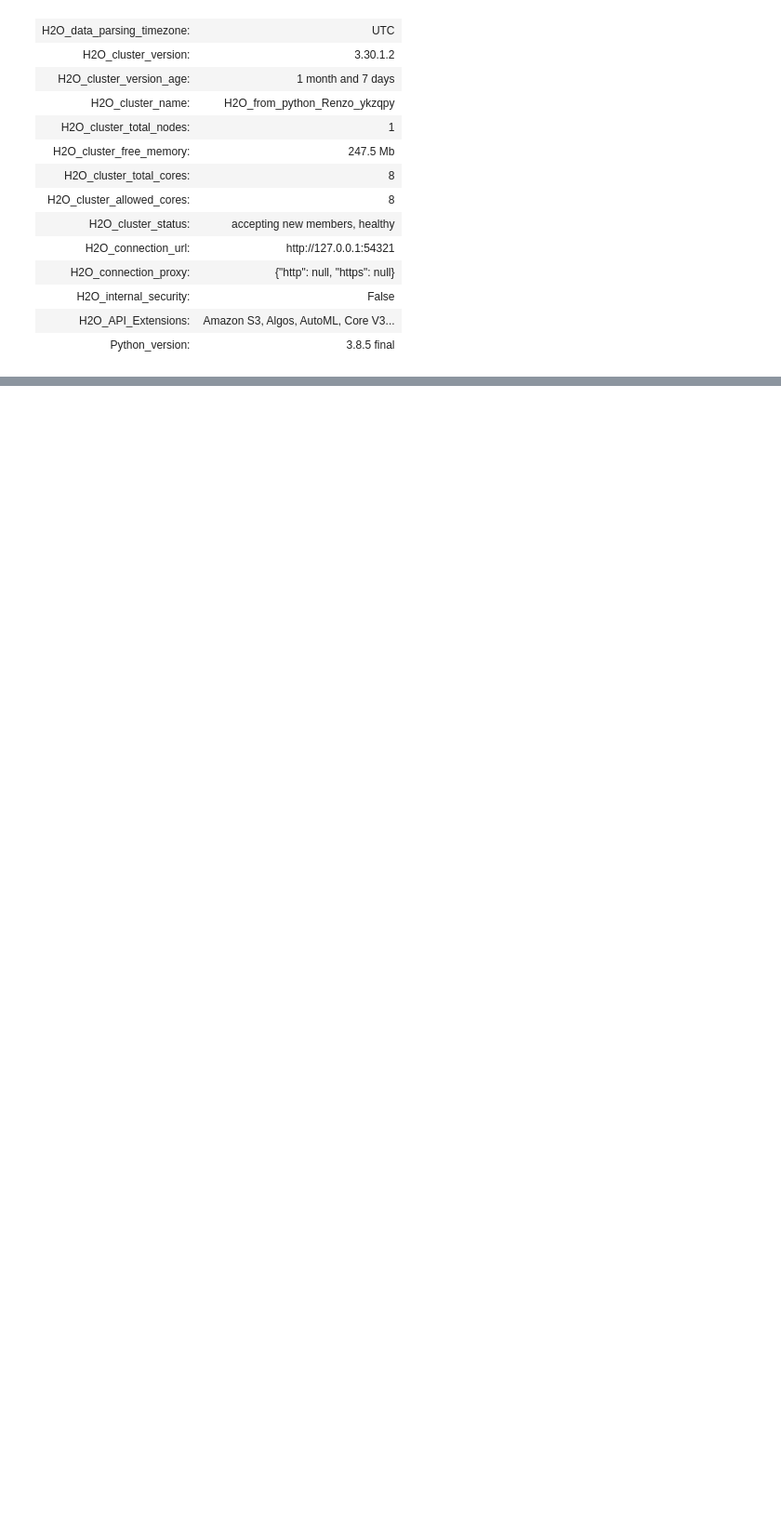
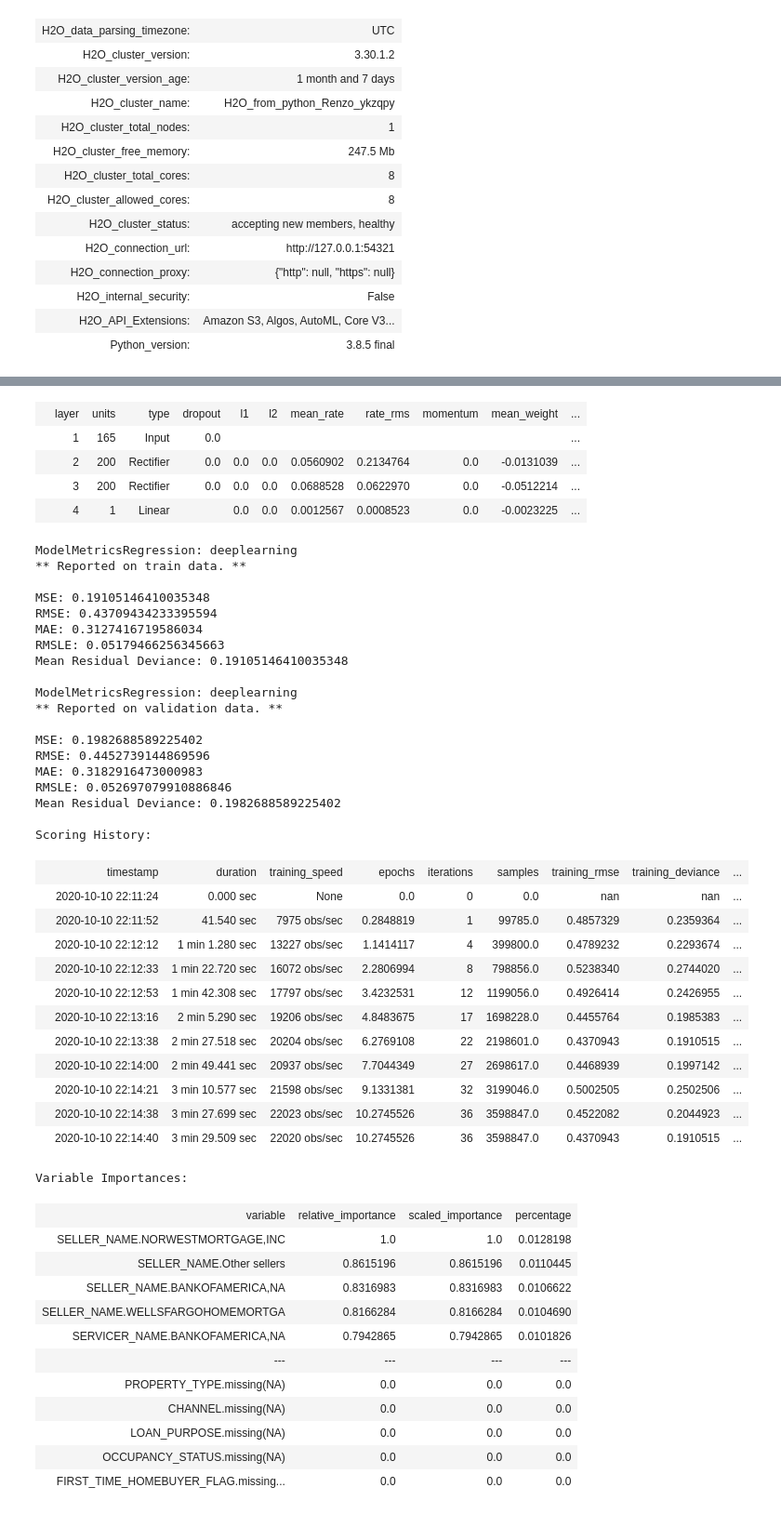
Before and after one commit to renzocsilva/H2O_journey, a Jupyter notebook: Regression_InterestRates.ipynb, the cells around one changed output, grey strips where cells are left out. Shown at 93% size. Drawn from its saved outputs; the diff is of its cells as text; code cells hidden in the pictures; blank space fills up the shorter version.

```diff
--- a/Regression_InterestRates.ipynb
+++ b/Regression_InterestRates.ipynb
@@ -49,0 +98,10 @@ SyntaxError: invalid syntax (&lt;ipython-input-2-b8193dcab7f3&gt;, line 2)
+# %%
+# Build a Deep learning Model
+dl = H2ODL(seed = 42, model_id = 'DL',
+                              nfolds = 0,
+                              keep_cross_validation_predictions = False)
+
+%time dl.train(x = x, y = y, training_frame = train, validation_frame = valid)
+
+dl
+# %% [output]
@@ -49,0 +117,49 @@ SyntaxError: invalid syntax (&lt;ipython-input-2-b8193dcab7f3&gt;, line 2)
+|  | layer | units | type | dropout | l1 | l2 | mean_rate | rate_rms | momentum | mean_weight | ... |
+|  | 1 | 165 | Input | 0.0 |  |  |  |  |  |  | ... |
+|  | 2 | 200 | Rectifier | 0.0 | 0.0 | 0.0 | 0.0560902 | 0.2134764 | 0.0 | -0.0131039 | ... |
+|  | 3 | 200 | Rectifier | 0.0 | 0.0 | 0.0 | 0.0688528 | 0.0622970 | 0.0 | -0.0512214 | ... |
+|  | 4 | 1 | Linear |  | 0.0 | 0.0 | 0.0012567 | 0.0008523 | 0.0 | -0.0023225 | ... |
+ModelMetricsRegression: deeplearning
+** Reported on train data. **
+
+MSE: 0.19105146410035348
+RMSE: 0.43709434233395594
+MAE: 0.3127416719586034
+RMSLE: 0.05179466256345663
+Mean Residual Deviance: 0.19105146410035348
+
+ModelMetricsRegression: deeplearning
+** Reported on validation data. **
+
+MSE: 0.1982688589225402
+RMSE: 0.4452739144869596
+MAE: 0.3182916473000983
+RMSLE: 0.052697079910886846
+Mean Residual Deviance: 0.1982688589225402
+
+Scoring History:
+|  | timestamp | duration | training_speed | epochs | iterations | samples | training_rmse | training_deviance | ... |
+|  | 2020-10-10 22:11:24 | 0.000 sec | None | 0.0 | 0 | 0.0 | nan | nan | ... |
+|  | 2020-10-10 22:11:52 | 41.540 sec | 7975 obs/sec | 0.2848819 | 1 | 99785.0 | 0.4857329 | 0.2359364 | ... |
+|  | 2020-10-10 22:12:12 | 1 min 1.280 sec | 13227 obs/sec | 1.1414117 | 4 | 399800.0 | 0.4789232 | 0.2293674 | ... |
+|  | 2020-10-10 22:12:33 | 1 min 22.720 sec | 16072 obs/sec | 2.2806994 | 8 | 798856.0 | 0.5238340 | 0.2744020 | ... |
+|  | 2020-10-10 22:12:53 | 1 min 42.308 sec | 17797 obs/sec | 3.4232531 | 12 | 1199056.0 | 0.4926414 | 0.2426955 | ... |
+|  | 2020-10-10 22:13:16 | 2 min 5.290 sec | 19206 obs/sec | 4.8483675 | 17 | 1698228.0 | 0.4455764 | 0.1985383 | ... |
+|  | 2020-10-10 22:13:38 | 2 min 27.518 sec | 20204 obs/sec | 6.2769108 | 22 | 2198601.0 | 0.4370943 | 0.1910515 | ... |
+|  | 2020-10-10 22:14:00 | 2 min 49.441 sec | 20937 obs/sec | 7.7044349 | 27 | 2698617.0 | 0.4468939 | 0.1997142 | ... |
+|  | 2020-10-10 22:14:21 | 3 min 10.577 sec | 21598 obs/sec | 9.1331381 | 32 | 3199046.0 | 0.5002505 | 0.2502506 | ... |
+|  | 2020-10-10 22:14:38 | 3 min 27.699 sec | 22023 obs/sec | 10.2745526 | 36 | 3598847.0 | 0.4522082 | 0.2044923 | ... |
+|  | 2020-10-10 22:14:40 | 3 min 29.509 sec | 22020 obs/sec | 10.2745526 | 36 | 3598847.0 | 0.4370943 | 0.1910515 | ... |
+Variable Importances:
+| variable | relative_importance | scaled_importance | percentage |
+| SELLER_NAME.NORWESTMORTGAGE,INC | 1.0 | 1.0 | 0.0128198 |
+| SELLER_NAME.Other sellers | 0.8615196 | 0.8615196 | 0.0110445 |
+| SELLER_NAME.BANKOFAMERICA,NA | 0.8316983 | 0.8316983 | 0.0106622 |
+| SELLER_NAME.WELLSFARGOHOMEMORTGA | 0.8166284 | 0.8166284 | 0.0104690 |
+| SERVICER_NAME.BANKOFAMERICA,NA | 0.7942865 | 0.7942865 | 0.0101826 |
+| --- | --- | --- | --- |
+| PROPERTY_TYPE.missing(NA) | 0.0 | 0.0 | 0.0 |
+| CHANNEL.missing(NA) | 0.0 | 0.0 | 0.0 |
+| LOAN_PURPOSE.missing(NA) | 0.0 | 0.0 | 0.0 |
+| OCCUPANCY_STATUS.missing(NA) | 0.0 | 0.0 | 0.0 |
+| FIRST_TIME_HOMEBUYER_FLAG.missing... | 0.0 | 0.0 | 0.0 |
```
Also changed, not shown: parts of 10 cells of this notebook.
